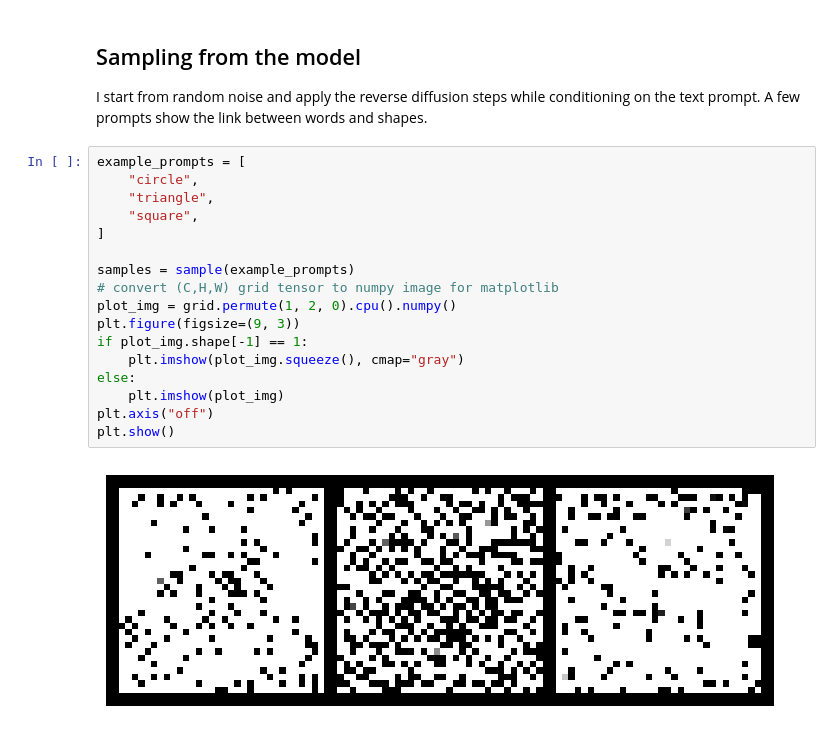
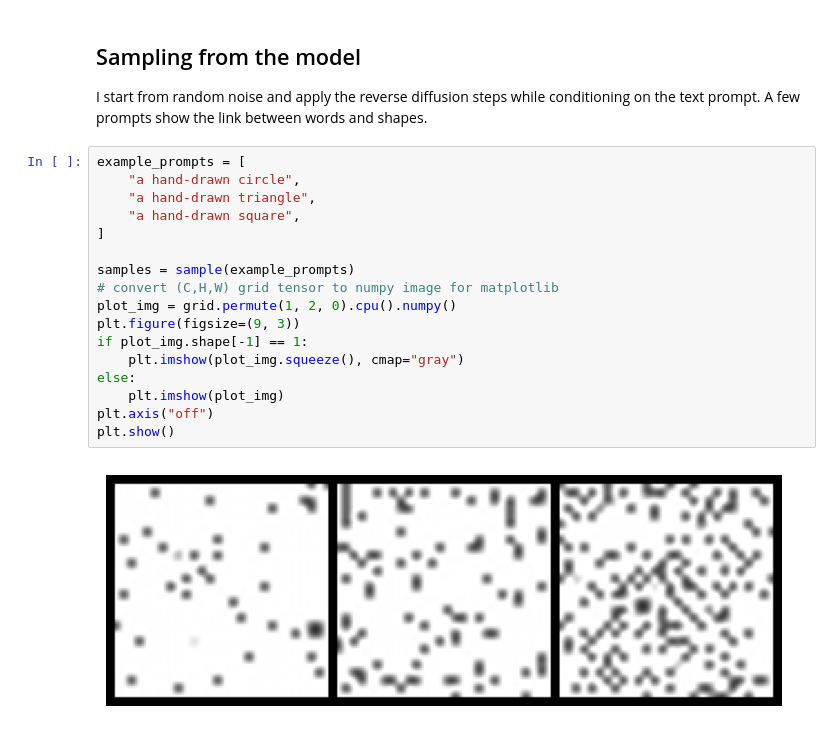
Before and after one commit to creatlan/PMDL_ass3, a Jupyter notebook: text_to_image_diffusion.ipynb, the cells around one changed output. Drawn from its saved outputs; the diff is of its cells as text.

```diff
--- a/text_to_image_diffusion.ipynb
+++ b/text_to_image_diffusion.ipynb
@@ -294,20 +294,20 @@ train(epochs=2)
 I start from random noise and apply the reverse diffusion steps while conditioning on the text prompt. A few prompts show the link between words and shapes.
 # %%
 example_prompts = [
-    "circle",
-    "triangle",
-    "square",
+    "a hand-drawn circle",
+    "a hand-drawn triangle",
+    "a hand-drawn square",
 ]
 
 samples = sample(example_prompts)
 # convert (C,H,W) grid tensor to numpy image for matplotlib
 plot_img = grid.permute(1, 2, 0).cpu().numpy()
 plt.figure(figsize=(9, 3))
 if plot_img.shape[-1] == 1:
     plt.imshow(plot_img.squeeze(), cmap="gray")
 else:
     plt.imshow(plot_img)
 plt.axis("off")
 plt.show()
 # %% [output]
-[figure, old version]
+[figure, new version]
```
